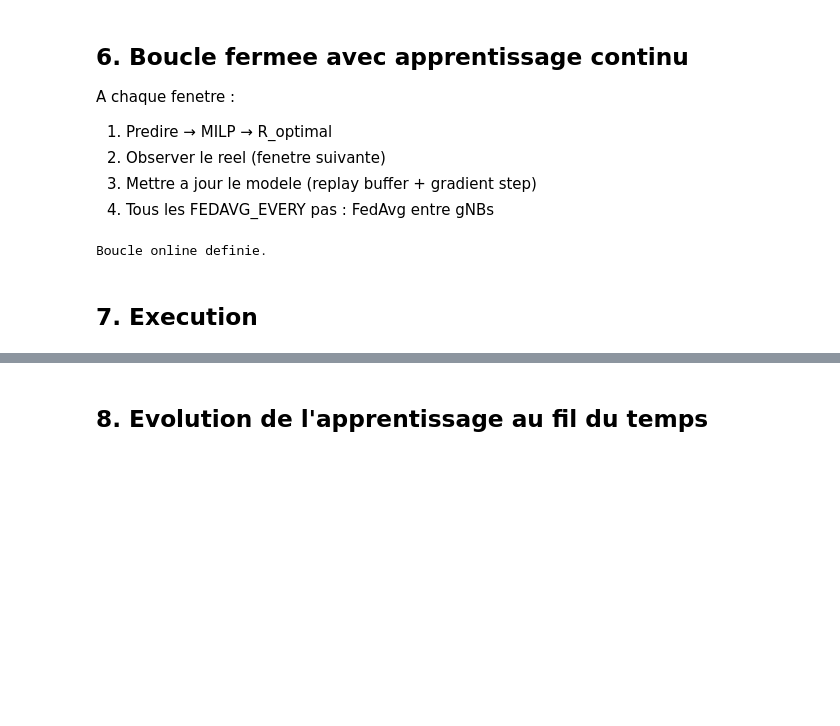
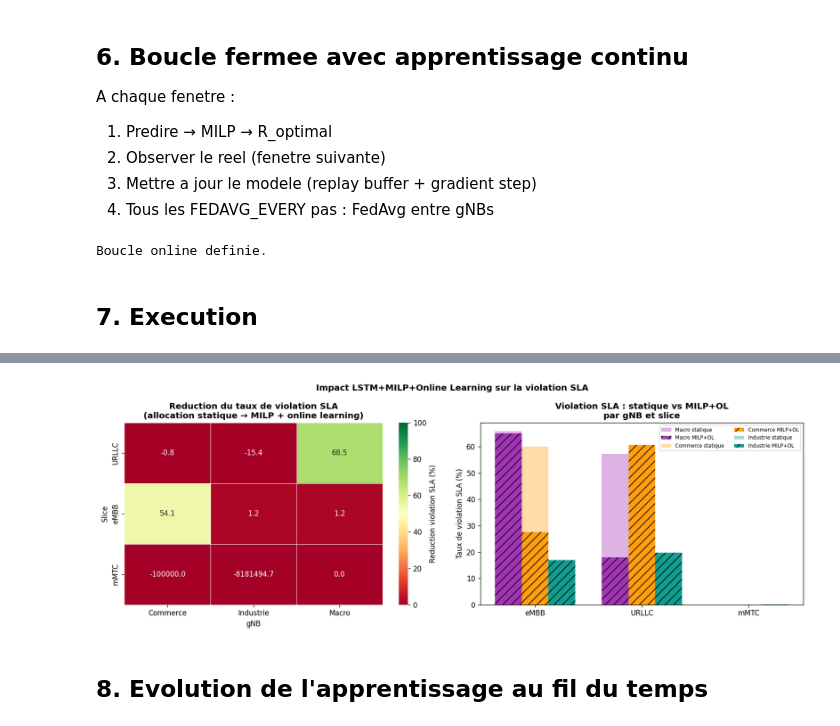
Before and after one commit to BigYellowData/PFE, a Jupyter notebook: work/simu5g/loss/04_closed_loop_online.ipynb, the cells around one changed output, grey strips where cells are left out. Cells and saved outputs as stored; diff of their text form; code cells hidden in the pictures; blank space fills up the shorter version.

```diff
--- a/work/simu5g/loss/04_closed_loop_online.ipynb
+++ b/work/simu5g/loss/04_closed_loop_online.ipynb
@@ -601,3 +688,41 @@ LowTrafficNight          29.11
+# %%
+# === Visualisation reduction violation SLA (online learning) ===
+gnb_colors = {'Macro': '#9C27B0', 'Commerce': '#FF9800', 'Industrie': '#009688'}
+
+fig, axes = plt.subplots(1, 2, figsize=(14, 5))
+
+# Heatmap reduction SLA par slice/gNB
+pivot_red = df_sla.pivot(index='Slice', columns='gNB', values='Reduction_%')
+sns.heatmap(pivot_red, annot=True, fmt='.1f', cmap='RdYlGn',
+            vmin=0, vmax=100, linewidths=0.5, ax=axes[0],
+            cbar_kws={'label': 'Reduction violation SLA (%)'})
+axes[0].set_title('Reduction du taux de violation SLA\n(allocation statique → MILP + online learning)',
+                  fontweight='bold')
+
+# Barplot violation avant/apres
+x     = np.arange(len(SLICES))
+width = 0.25
+for i, gnb in enumerate(GNBS):
+    sub_gnb = df_sla[df_sla['gNB'] == gnb].set_index('Slice').reindex(SLICES)
+    vdef    = sub_gnb['Viol_statique_%'].values
+    vopt    = sub_gnb['Viol_MILP_%'].values
+    axes[1].bar(x + i*width, vdef, width, alpha=0.35, color=gnb_colors[gnb],
+                label=f'{gnb} statique')
+    axes[1].bar(x + i*width, vopt, width, alpha=0.9,  color=gnb_colors[gnb],
+                label=f'{gnb} MILP+OL', hatch='//')
+
+axes[1].set_xticks(x + width)
+axes[1].set_xticklabels(SLICES)
+axes[1].set_ylabel('Taux de violation SLA (%)')
+axes[1].set_title('Violation SLA : statique vs MILP+OL\npar gNB et slice', fontweight='bold')
+axes[1].legend(fontsize=7, ncol=2)
+
+plt.suptitle('Impact LSTM+MILP+Online Learning sur la violation SLA', fontsize=12, fontweight='bold')
+plt.tight_layout()
+plt.savefig(OUT_DIR + 'sla_violation_reduction_online.png', bbox_inches='tight')
+plt.show()
+# %% [output]
+[figure, added]
 # %% [markdown]
 ## 8. Evolution de l'apprentissage au fil du temps
 # %%
```
Also changed, not shown: parts of 7 cells of this notebook, 11 other files.
